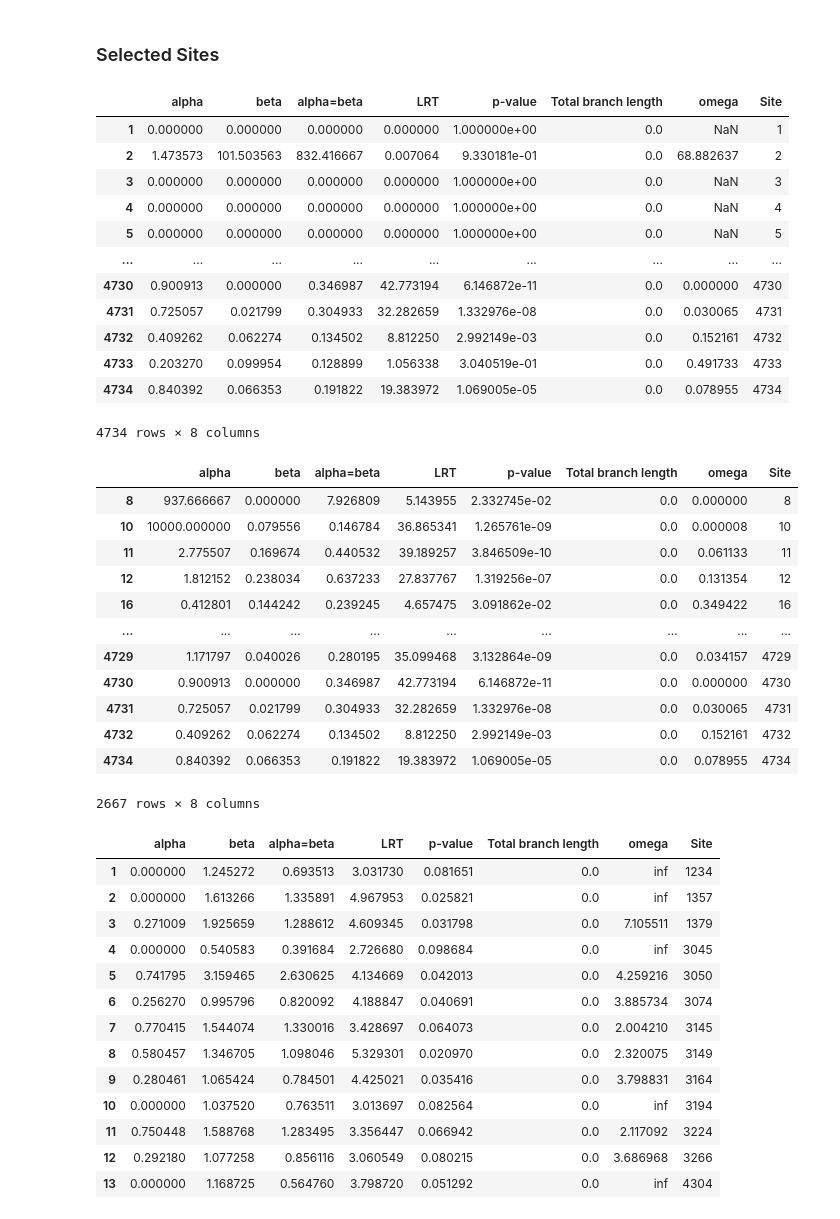
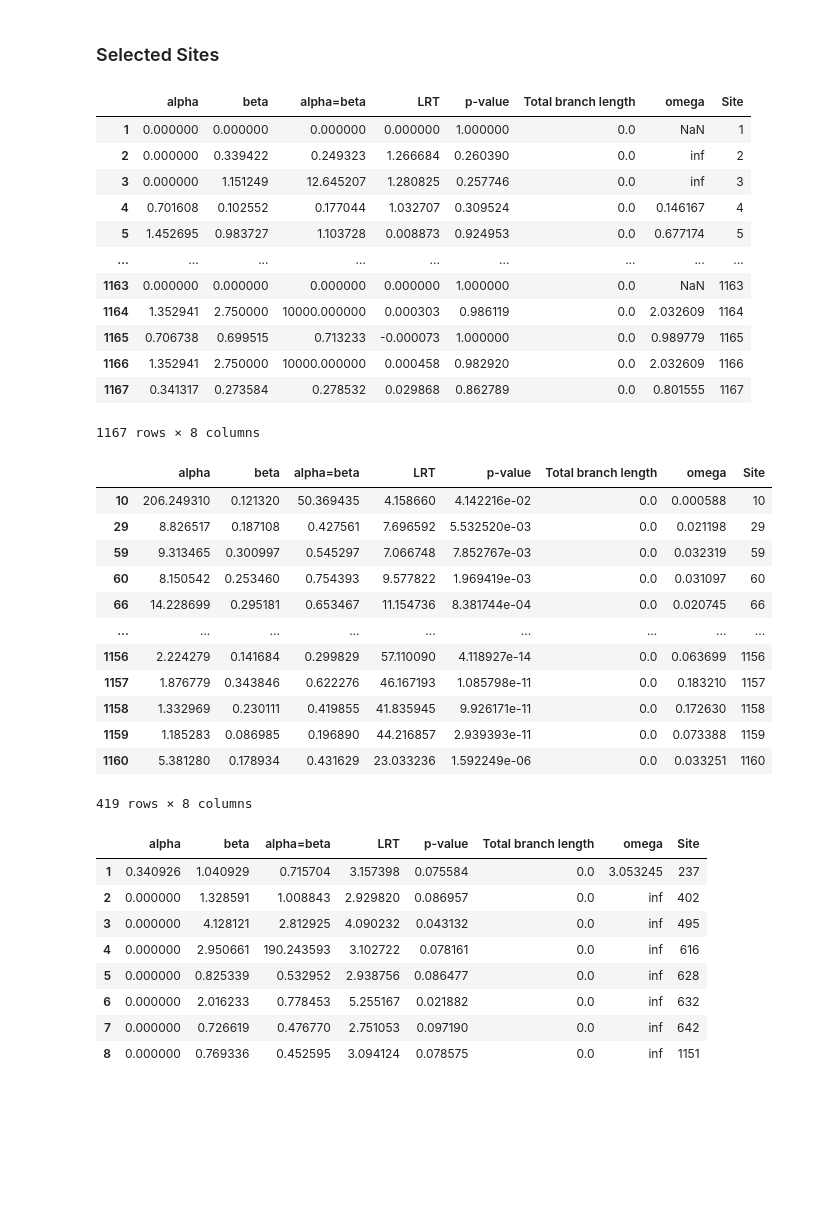
Before and after one commit to aglucaci/GeneInvestigator, a Jupyter notebook: notebooks/SummarizeFEL.ipynb, the cells around one changed output. Saved outputs shown, nothing was run; the diff lists cells and outputs as text; code cells hidden in the pictures; blank space fills up the shorter version.

```diff
--- a/notebooks/SummarizeFEL.ipynb
+++ b/notebooks/SummarizeFEL.ipynb
@@ -5,7 +5,7 @@ import os
 import json
 import altair as alt
 # %%
-JSON_FILE = "../results/REV3L/REV3L_codons.fasta.FEL.json"
+JSON_FILE = "../results/TP53/TP53_codons.fasta.FEL.json"
 pvalueThreshold = 0.1
 # %%
 def getFELData(json_file):
@@ -37,35 +37,35 @@ df["Site"] = df.index
 df
 # %% [output]
 |  | alpha | beta | alpha=beta | LRT | p-value | Total branch length | omega | Site |
-| 1 | 0.000000 | 0.000000 | 0.000000 | 0.000000 | 1.000000e+00 | 0.0 | NaN | 1 |
-| 2 | 1.473573 | 101.503563 | 832.416667 | 0.007064 | 9.330181e-01 | 0.0 | 68.882637 | 2 |
-| 3 | 0.000000 | 0.000000 | 0.000000 | 0.000000 | 1.000000e+00 | 0.0 | NaN | 3 |
-| 4 | 0.000000 | 0.000000 | 0.000000 | 0.000000 | 1.000000e+00 | 0.0 | NaN | 4 |
-| 5 | 0.000000 | 0.000000 | 0.000000 | 0.000000 | 1.000000e+00 | 0.0 | NaN | 5 |
+| 1 | 0.000000 | 0.000000 | 0.000000 | 0.000000 | 1.000000 | 0.0 | NaN | 1 |
+| 2 | 0.000000 | 0.339422 | 0.249323 | 1.266684 | 0.260390 | 0.0 | inf | 2 |
+| 3 | 0.000000 | 1.151249 | 12.645207 | 1.280825 | 0.257746 | 0.0 | inf | 3 |
+| 4 | 0.701608 | 0.102552 | 0.177044 | 1.032707 | 0.309524 | 0.0 | 0.146167 | 4 |
+| 5 | 1.452695 | 0.983727 | 1.103728 | 0.008873 | 0.924953 | 0.0 | 0.677174 | 5 |
 | ... | ... | ... | ... | ... | ... | ... | ... | ... |
-| 4730 | 0.900913 | 0.000000 | 0.346987 | 42.773194 | 6.146872e-11 | 0.0 | 0.000000 | 4730 |
-| 4731 | 0.725057 | 0.021799 | 0.304933 | 32.282659 | 1.332976e-08 | 0.0 | 0.030065 | 4731 |
-| 4732 | 0.409262 | 0.062274 | 0.134502 | 8.812250 | 2.992149e-03 | 0.0 | 0.152161 | 4732 |
-| 4733 | 0.203270 | 0.099954 | 0.128899 | 1.056338 | 3.040519e-01 | 0.0 | 0.491733 | 4733 |
-| 4734 | 0.840392 | 0.066353 | 0.191822 | 19.383972 | 1.069005e-05 | 0.0 | 0.078955 | 4734 |
+| 1163 | 0.000000 | 0.000000 | 0.000000 | 0.000000 | 1.000000 | 0.0 | NaN | 1163 |
+| 1164 | 1.352941 | 2.750000 | 10000.000000 | 0.000303 | 0.986119 | 0.0 | 2.032609 | 1164 |
+| 1165 | 0.706738 | 0.699515 | 0.713233 | -0.000073 | 1.000000 | 0.0 | 0.989779 | 1165 |
+| 1166 | 1.352941 | 2.750000 | 10000.000000 | 0.000458 | 0.982920 | 0.0 | 2.032609 | 1166 |
+| 1167 | 0.341317 | 0.273584 | 0.278532 | 0.029868 | 0.862789 | 0.0 | 0.801555 | 1167 |
-4734 rows × 8 columns
+1167 rows × 8 columns
 # %%
-df_results = df[df["p-value"] < pvalueThreshold]
+df_results = df[df["p-value"] <= pvalueThreshold]
 df_results
 # %% [output]
 |  | alpha | beta | alpha=beta | LRT | p-value | Total branch length | omega | Site |
-| 8 | 937.666667 | 0.000000 | 7.926809 | 5.143955 | 2.332745e-02 | 0.0 | 0.000000 | 8 |
-| 10 | 10000.000000 | 0.079556 | 0.146784 | 36.865341 | 1.265761e-09 | 0.0 | 0.000008 | 10 |
-| 11 | 2.775507 | 0.169674 | 0.440532 | 39.189257 | 3.846509e-10 | 0.0 | 0.061133 | 11 |
-| 12 | 1.812152 | 0.238034 | 0.637233 | 27.837767 | 1.319256e-07 | 0.0 | 0.131354 | 12 |
-| 16 | 0.412801 | 0.144242 | 0.239245 | 4.657475 | 3.091862e-02 | 0.0 | 0.349422 | 16 |
+| 10 | 206.249310 | 0.121320 | 50.369435 | 4.158660 | 4.142216e-02 | 0.0 | 0.000588 | 10 |
+| 29 | 8.826517 | 0.187108 | 0.427561 | 7.696592 | 5.532520e-03 | 0.0 | 0.021198 | 29 |
+| 59 | 9.313465 | 0.300997 | 0.545297 | 7.066748 | 7.852767e-03 | 0.0 | 0.032319 | 59 |
+| 60 | 8.150542 | 0.253460 | 0.754393 | 9.577822 | 1.969419e-03 | 0.0 | 0.031097 | 60 |
+| 66 | 14.228699 | 0.295181 | 0.653467 | 11.154736 | 8.381744e-04 | 0.0 | 0.020745 | 66 |
 | ... | ... | ... | ... | ... | ... | ... | ... | ... |
-| 4729 | 1.171797 | 0.040026 | 0.280195 | 35.099468 | 3.132864e-09 | 0.0 | 0.034157 | 4729 |
-| 4730 | 0.900913 | 0.000000 | 0.346987 | 42.773194 | 6.146872e-11 | 0.0 | 0.000000 | 4730 |
-| 4731 | 0.725057 | 0.021799 | 0.304933 | 32.282659 | 1.332976e-08 | 0.0 | 0.030065 | 4731 |
-| 4732 | 0.409262 | 0.062274 | 0.134502 | 8.812250 | 2.992149e-03 | 0.0 | 0.152161 | 4732 |
-| 4734 | 0.840392 | 0.066353 | 0.191822 | 19.383972 | 1.069005e-05 | 0.0 | 0.078955 | 4734 |
+| 1156 | 2.224279 | 0.141684 | 0.299829 | 57.110090 | 4.118927e-14 | 0.0 | 0.063699 | 1156 |
+| 1157 | 1.876779 | 0.343846 | 0.622276 | 46.167193 | 1.085798e-11 | 0.0 | 0.183210 | 1157 |
+| 1158 | 1.332969 | 0.230111 | 0.419855 | 41.835945 | 9.926171e-11 | 0.0 | 0.172630 | 1158 |
+| 1159 | 1.185283 | 0.086985 | 0.196890 | 44.216857 | 2.939393e-11 | 0.0 | 0.073388 | 1159 |
+| 1160 | 5.381280 | 0.178934 | 0.431629 | 23.033236 | 1.592249e-06 | 0.0 | 0.033251 | 1160 |
-2667 rows × 8 columns
+419 rows × 8 columns
 # %%
 positive_sites = df_results[df_results["omega"] > 1.0]
 positive_sites = positive_sites.reset_index()
@@ -74,19 +74,14 @@ positive_sites.drop('index', axis=1, inplace=True)
 positive_sites
 # %% [output]
 |  | alpha | beta | alpha=beta | LRT | p-value | Total branch length | omega | Site |
-| 1 | 0.000000 | 1.245272 | 0.693513 | 3.031730 | 0.081651 | 0.0 | inf | 1234 |
-| 2 | 0.000000 | 1.613266 | 1.335891 | 4.967953 | 0.025821 | 0.0 | inf | 1357 |
-| 3 | 0.271009 | 1.925659 | 1.288612 | 4.609345 | 0.031798 | 0.0 | 7.105511 | 1379 |
-| 4 | 0.000000 | 0.540583 | 0.391684 | 2.726680 | 0.098684 | 0.0 | inf | 3045 |
-| 5 | 0.741795 | 3.159465 | 2.630625 | 4.134669 | 0.042013 | 0.0 | 4.259216 | 3050 |
-| 6 | 0.256270 | 0.995796 | 0.820092 | 4.188847 | 0.040691 | 0.0 | 3.885734 | 3074 |
-| 7 | 0.770415 | 1.544074 | 1.330016 | 3.428697 | 0.064073 | 0.0 | 2.004210 | 3145 |
-| 8 | 0.580457 | 1.346705 | 1.098046 | 5.329301 | 0.020970 | 0.0 | 2.320075 | 3149 |
-| 9 | 0.280461 | 1.065424 | 0.784501 | 4.425021 | 0.035416 | 0.0 | 3.798831 | 3164 |
-| 10 | 0.000000 | 1.037520 | 0.763511 | 3.013697 | 0.082564 | 0.0 | inf | 3194 |
-| 11 | 0.750448 | 1.588768 | 1.283495 | 3.356447 | 0.066942 | 0.0 | 2.117092 | 3224 |
-| 12 | 0.292180 | 1.077258 | 0.856116 | 3.060549 | 0.080215 | 0.0 | 3.686968 | 3266 |
-| 13 | 0.000000 | 1.168725 | 0.564760 | 3.798720 | 0.051292 | 0.0 | inf | 4304 |
+| 1 | 0.340926 | 1.040929 | 0.715704 | 3.157398 | 0.075584 | 0.0 | 3.053245 | 237 |
+| 2 | 0.000000 | 1.328591 | 1.008843 | 2.929820 | 0.086957 | 0.0 | inf | 402 |
+| 3 | 0.000000 | 4.128121 | 2.812925 | 4.090232 | 0.043132 | 0.0 | inf | 495 |
+| 4 | 0.000000 | 2.950661 | 190.243593 | 3.102722 | 0.078161 | 0.0 | inf | 616 |
+| 5 | 0.000000 | 0.825339 | 0.532952 | 2.938756 | 0.086477 | 0.0 | inf | 628 |
+| 6 | 0.000000 | 2.016233 | 0.778453 | 5.255167 | 0.021882 | 0.0 | inf | 632 |
+| 7 | 0.000000 | 0.726619 | 0.476770 | 2.751053 | 0.097190 | 0.0 | inf | 642 |
+| 8 | 0.000000 | 0.769336 | 0.452595 | 3.094124 | 0.078575 | 0.0 | inf | 1151 |
 # %%
 negative_sites = df_results[df_results["omega"] < 1.0]
 negative_sites = negative_sites.reset_index()
```
Also changed, not shown: parts of 9 cells of this notebook, 2 other files.
